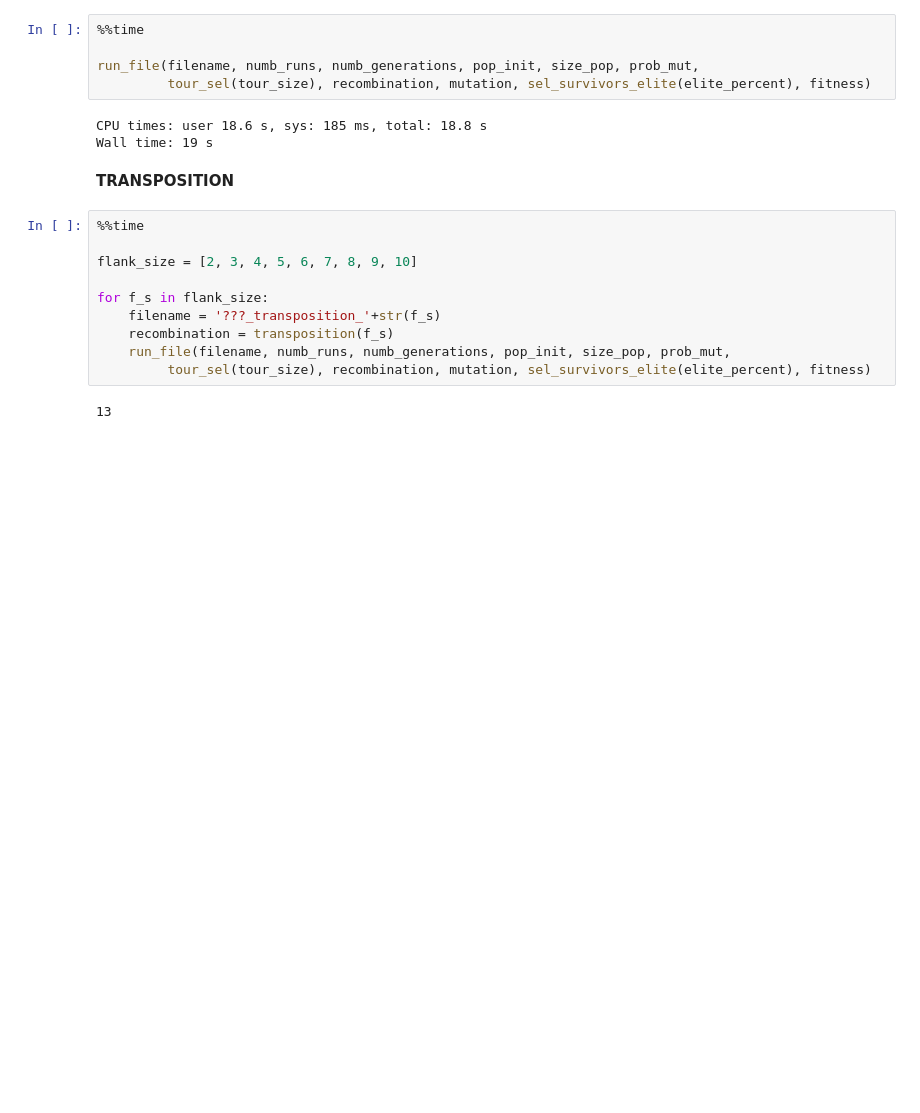
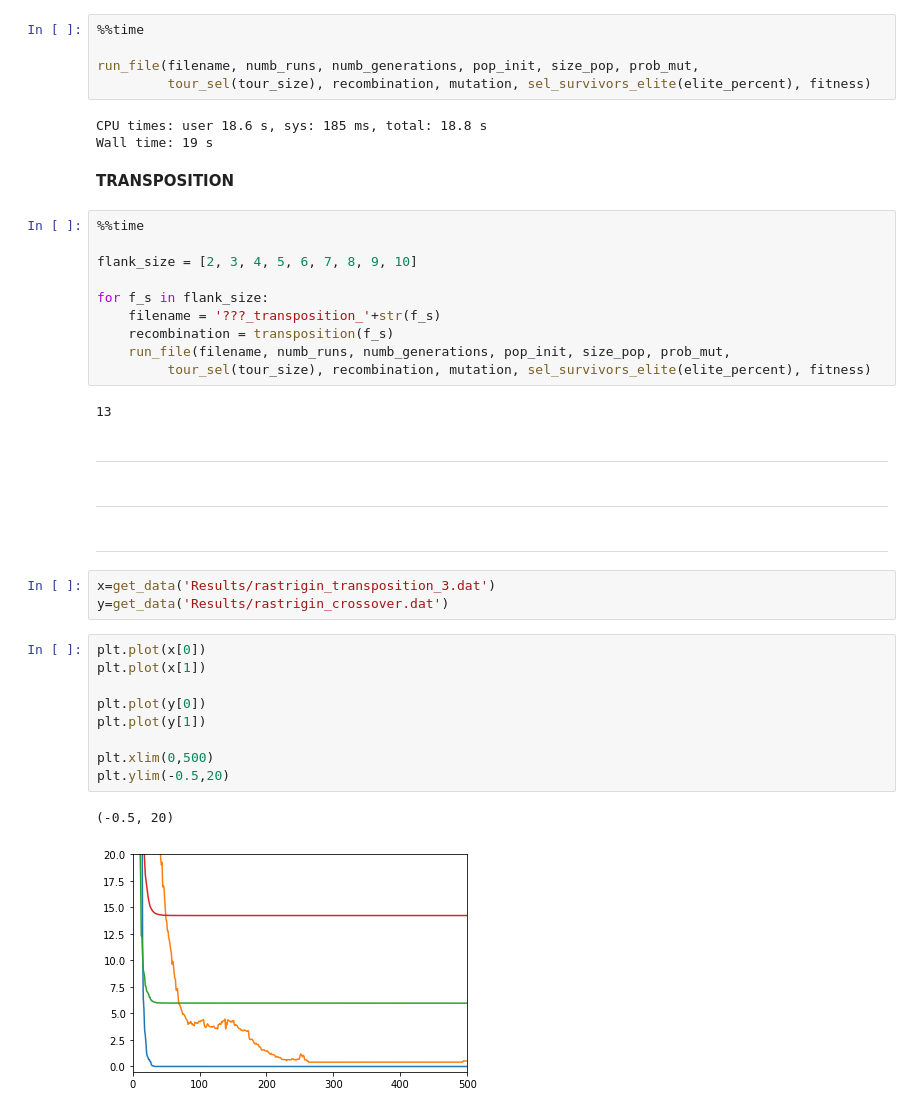
Before and after one commit to eleonoragatti44/Transposition-ECProject, a Jupyter notebook: transposition.ipynb, the cells around one changed output. Cells and saved outputs as stored; diff of their text form; blank space fills up the shorter version.

```diff
--- a/transposition.ipynb
+++ b/transposition.ipynb
@@ -115,3 +115,24 @@ for f_s in flank_size:
          tour_sel(tour_size), recombination, mutation, sel_survivors_elite(elite_percent), fitness)
 # %% [output]
 13
+# %% [markdown]
+---
+# %% [markdown]
+---
+# %% [markdown]
+---
+# %%
+x=get_data('Results/rastrigin_transposition_3.dat')
+y=get_data('Results/rastrigin_crossover.dat')
+# %%
+plt.plot(x[0])
+plt.plot(x[1])
+
+plt.plot(y[0])
+plt.plot(y[1])
+
+plt.xlim(0,500)
+plt.ylim(-0.5,20)
+# %% [output]
+(-0.5, 20)
+[figure, added]
```
Also changed, not shown: parts of 2 cells of this notebook, 19 other files.
